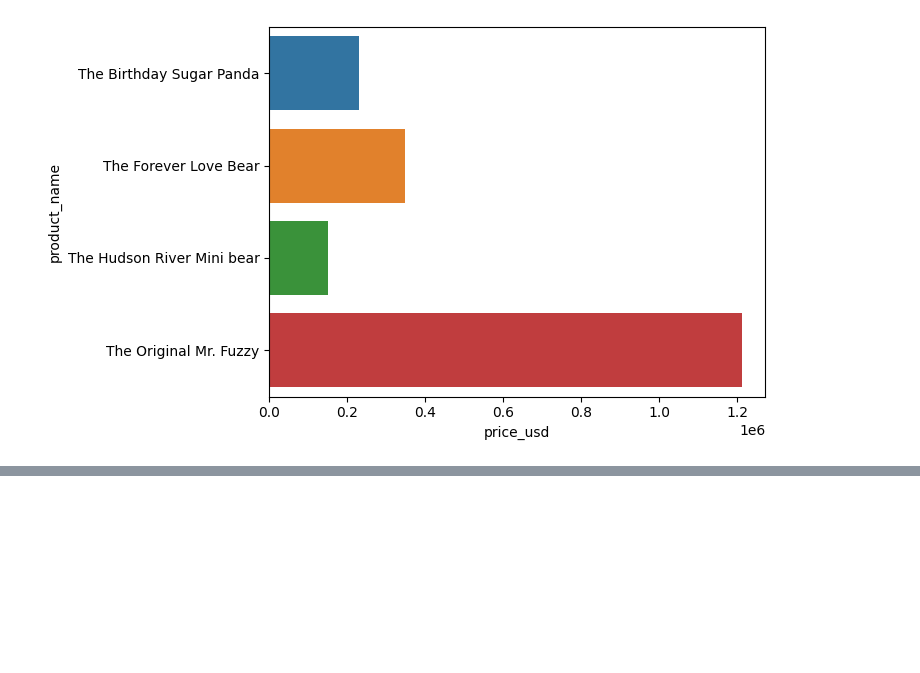
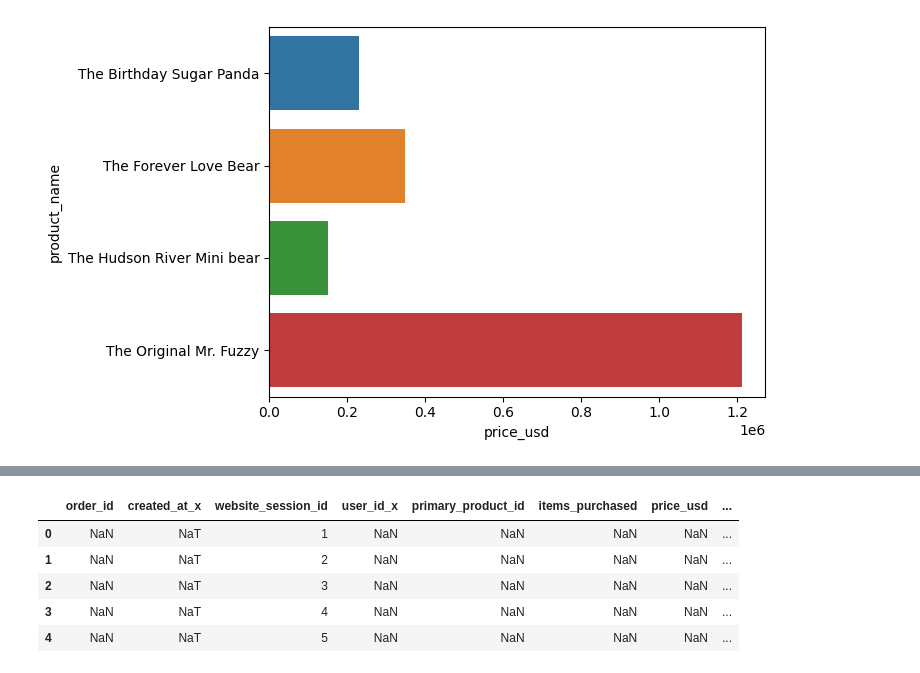
Before and after one commit to SagunBastola/EDA_toy_store, a Jupyter notebook: eda-on-toy-store-e-commerce-database-using-python.ipynb, the cells around one changed output, grey strips where cells are left out. Saved outputs shown, nothing was run; the diff lists cells and outputs as text; code cells hidden in the pictures; blank space fills up the shorter version.

```diff
--- a/eda-on-toy-store-e-commerce-database-using-python.ipynb
+++ b/eda-on-toy-store-e-commerce-database-using-python.ipynb
@@ -573,0 +630,9 @@ plt.show()
+# %%
+website_order_null.head()
+# %% [output]
+|  | order_id | created_at_x | website_session_id | user_id_x | primary_product_id | items_purchased | price_usd | ... |
+| 0 | NaN | NaT | 1 | NaN | NaN | NaN | NaN | ... |
+| 1 | NaN | NaT | 2 | NaN | NaN | NaN | NaN | ... |
+| 2 | NaN | NaT | 3 | NaN | NaN | NaN | NaN | ... |
+| 3 | NaN | NaT | 4 | NaN | NaN | NaN | NaN | ... |
+| 4 | NaN | NaT | 5 | NaN | NaN | NaN | NaN | ... |
```
Also changed, not shown: parts of 11 cells of this notebook.
